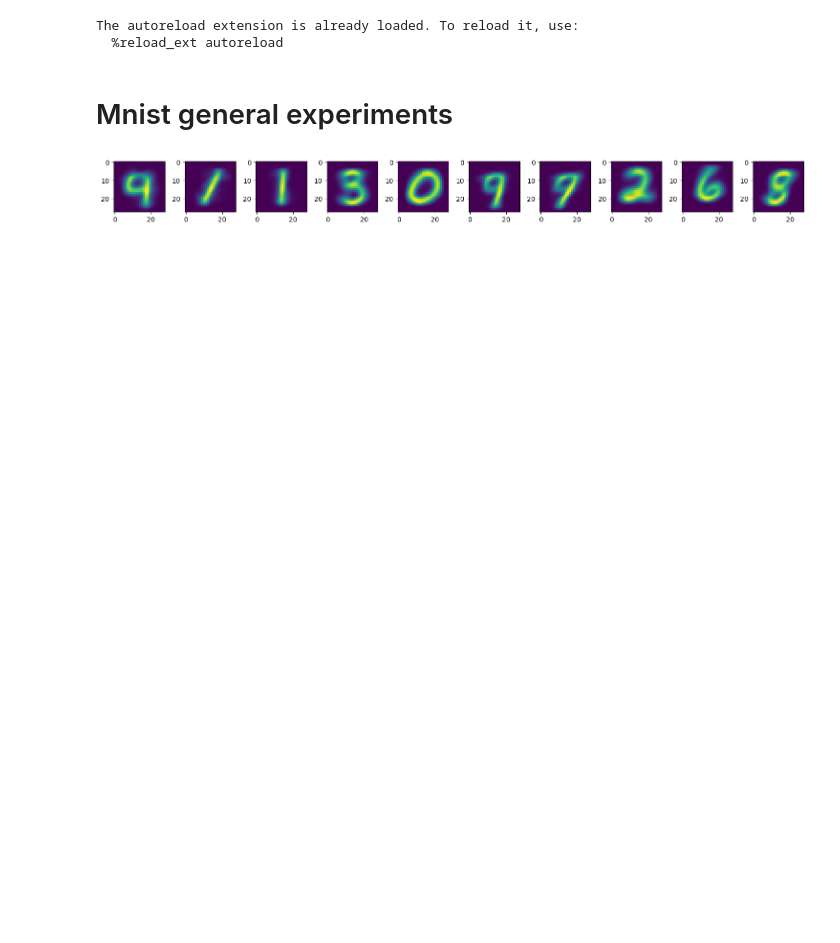
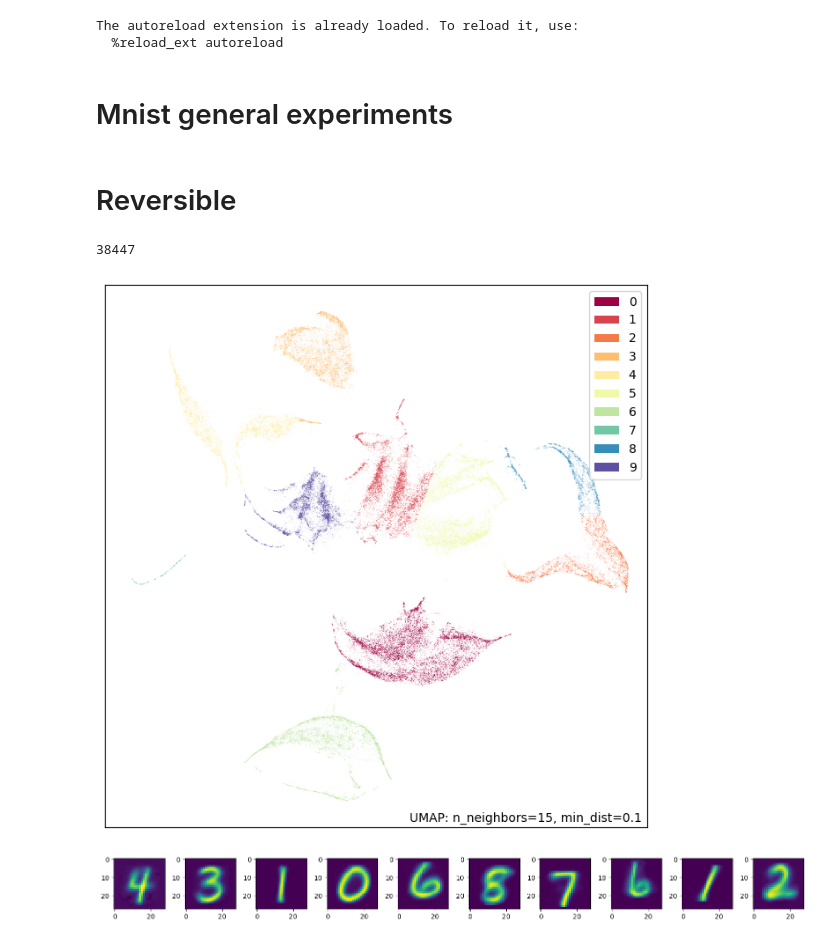
Before and after one commit to jepp3183/Thesis2025, a Jupyter notebook: code/mnist_experiments.ipynb, the cells around one changed output. Cells and saved outputs as stored; diff of their text form; code cells hidden in the pictures; blank space fills up the shorter version.

```diff
--- a/code/mnist_experiments.ipynb
+++ b/code/mnist_experiments.ipynb
@@ -29,39 +34,53 @@ digits, target = datasets.fetch_openml('mnist_784', version=1, return_X_y=True,
 #n_samples = len(digits.images)
 X = digits.astype(np.float64)
 
+scaler = StandardScaler().fit(X)
+X = scaler.transform(X)
+
 def showim(x, ax = None):
     p = plt if ax is None else ax
     p.imshow(x[0].reshape(28, 28))
     if ax is None:
         plt.show()
+# %% [markdown]
+# Reversible
 # %%
+reducer = umap.UMAP(random_state=random_state)
+mapper = reducer.fit(X)
+transformed_data = reducer.transform(X)
+
 km = KMeans(n_clusters=nc,random_state=random_state)
-y = km.fit_predict(X)
+y = km.fit_predict(transformed_data)
 centers = km.cluster_centers_
 
 @dataclass
 class CounterfactualData:
     cf: np.array
     instance: np.array
     target: int
     instance_label: float
 
 cfs = []
 for i in range(cf_amount):
-    index = random.randint(0, len(X)-1)
+    index = random.randint(0, len(transformed_data)-1)
+    print(index)
     label = y[index]
 
     foo = set(range(nc))
     foo.remove(label)
     target = random.choice(list(foo))
 
     cfs.append(CounterfactualData([], index, target, label))
+
+umap.plot.points(mapper,labels=y)
+
+fig, axes = plt.subplots(1, 10, figsize=(15, 3))
+for i, c in enumerate(scaler.inverse_transform(mapper.inverse_transform(centers))):
+    showim(c.reshape(1, -1), ax=axes[i])
+plt.tight_layout()
+plt.show()
+# %% [output]
+38447
+[figure, added]
+[figure, added]
-# %%
-fig, axes = plt.subplots(1, 10, figsize=(15, 3))
-for i, c in enumerate(centers):
-    showim(c.reshape(1, -1), ax=axes[i])
-plt.tight_layout()
-plt.show()
-# %% [output]
-[figure, removed]
 # %%
```
Also changed, not shown: parts of 7 cells of this notebook.
